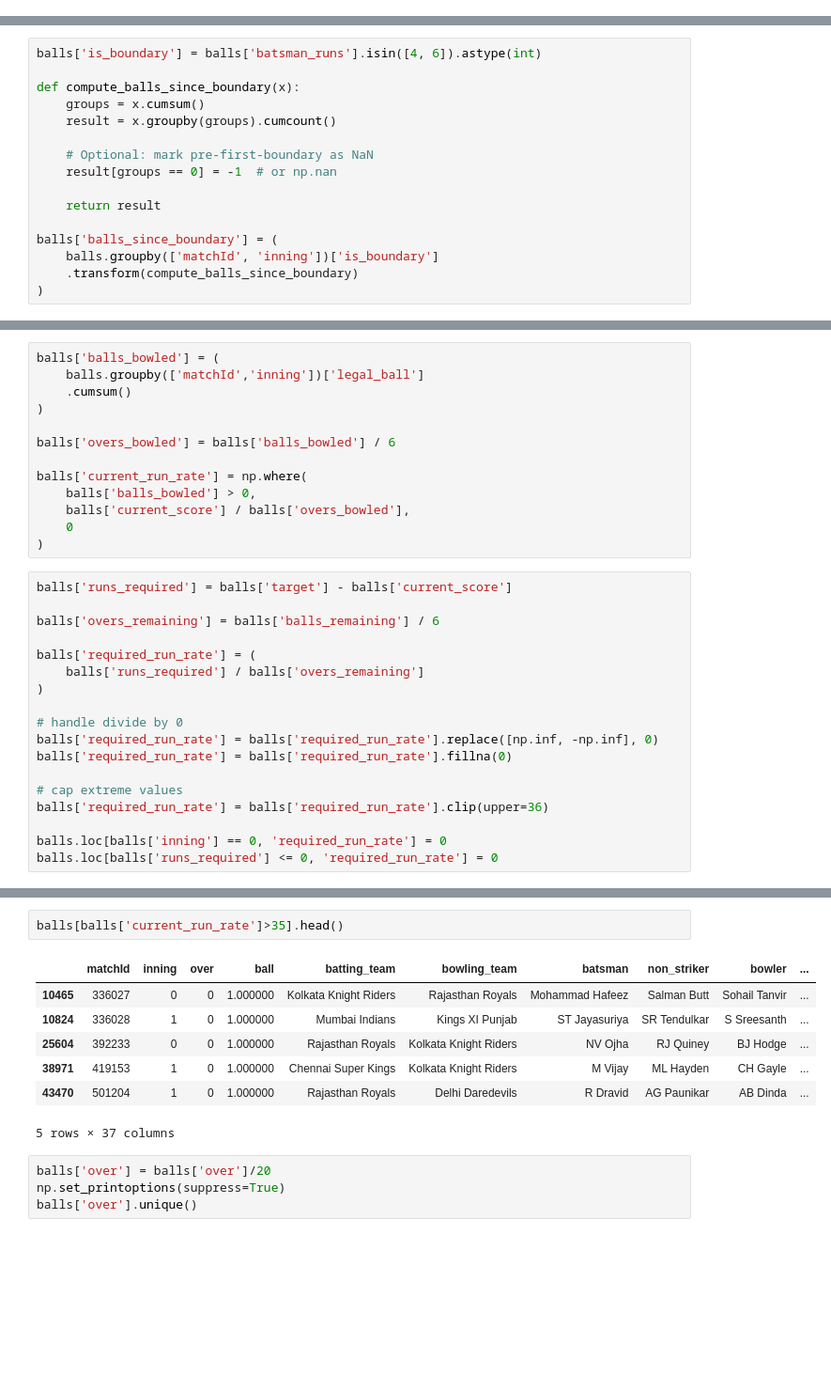
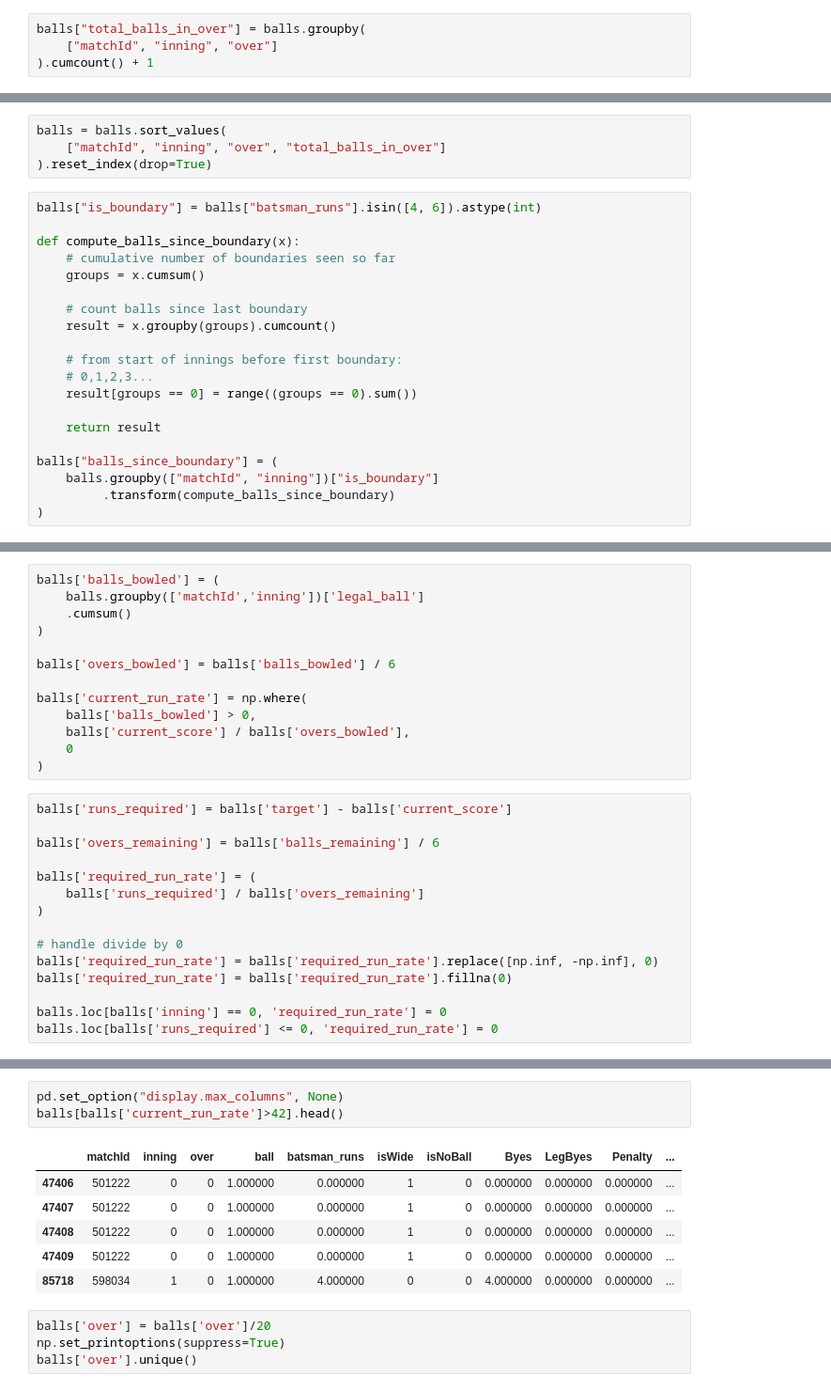
Before and after one commit to LokeshVasireddy/IPL-Prediction-System, a Jupyter notebook: New Data/help.ipynb, the cells around one changed output, grey strips where cells are left out. Shown at 94% size. Cells and saved outputs as stored; diff of their text form; blank space fills up the shorter version.

```diff
--- a/New Data/help.ipynb
+++ b/New Data/help.ipynb
@@ -325,4 +322,8 @@ len(balls['batsman_runs'][balls['batsman_runs']==5])
 balls['batsman_runs'].unique()
 # %% [output]
 array([1., 0., 4., 6., 2., 5., 3.])
+# %%
+balls["total_balls_in_over"] = balls.groupby(
+    ["matchId", "inning", "over"]
+).cumcount() + 1
 # %%
@@ -360,18 +357,26 @@ balls.head()
+# %%
+balls = balls.sort_values(
+    ["matchId", "inning", "over", "total_balls_in_over"]
+).reset_index(drop=True)
 # %%
-balls['is_boundary'] = balls['batsman_runs'].isin([4, 6]).astype(int)
+balls["is_boundary"] = balls["batsman_runs"].isin([4, 6]).astype(int)
 
 def compute_balls_since_boundary(x):
+    # cumulative number of boundaries seen so far
     groups = x.cumsum()
+
+    # count balls since last boundary
     result = x.groupby(groups).cumcount()
 
-    # Optional: mark pre-first-boundary as NaN
-    result[groups == 0] = -1  # or np.nan
+    # from start of innings before first boundary:
+    # 0,1,2,3...
+    result[groups == 0] = range((groups == 0).sum())
 
     return result
 
-balls['balls_since_boundary'] = (
-    balls.groupby(['matchId', 'inning'])['is_boundary']
-    .transform(compute_balls_since_boundary)
+balls["balls_since_boundary"] = (
+    balls.groupby(["matchId", "inning"])["is_boundary"]
+         .transform(compute_balls_since_boundary)
 )
 # %%
 balls['balls_since_boundary'].unique()
@@ -517,9 +521,6 @@ balls['required_run_rate'] = (
 balls['required_run_rate'] = balls['required_run_rate'].replace([np.inf, -np.inf], 0)
 balls['required_run_rate'] = balls['required_run_rate'].fillna(0)
 
-# cap extreme values
-balls['required_run_rate'] = balls['required_run_rate'].clip(upper=36)
-
 balls.loc[balls['inning'] == 0, 'required_run_rate'] = 0
 balls.loc[balls['runs_required'] <= 0, 'required_run_rate'] = 0
 # %%
@@ -537,13 +538,13 @@ balls[['current_run_rate','required_run_rate']].describe()
 # %%
-balls[balls['current_run_rate']>35].head()
+pd.set_option("display.max_columns", None)
+balls[balls['current_run_rate']>42].head()
 # %% [output]
-|  | matchId | inning | over | ball | batting_team | bowling_team | batsman | non_striker | bowler | ... |
-| 10465 | 336027 | 0 | 0 | 1.000000 | Kolkata Knight Riders | Rajasthan Royals | Mohammad Hafeez | Salman Butt | Sohail Tanvir | ... |
-| 10824 | 336028 | 1 | 0 | 1.000000 | Mumbai Indians | Kings XI Punjab | ST Jayasuriya | SR Tendulkar | S Sreesanth | ... |
-| 25604 | 392233 | 0 | 0 | 1.000000 | Rajasthan Royals | Kolkata Knight Riders | NV Ojha | RJ Quiney | BJ Hodge | ... |
-| 38971 | 419153 | 1 | 0 | 1.000000 | Chennai Super Kings | Kolkata Knight Riders | M Vijay | ML Hayden | CH Gayle | ... |
-| 43470 | 501204 | 1 | 0 | 1.000000 | Rajasthan Royals | Delhi Daredevils | R Dravid | AG Paunikar | AB Dinda | ... |
+|  | matchId | inning | over | ball | batsman_runs | isWide | isNoBall | Byes | LegByes | Penalty | ... |
+| 47406 | 501222 | 0 | 0 | 1.000000 | 0.000000 | 1 | 0 | 0.000000 | 0.000000 | 0.000000 | ... |
+| 47407 | 501222 | 0 | 0 | 1.000000 | 0.000000 | 1 | 0 | 0.000000 | 0.000000 | 0.000000 | ... |
+| 47408 | 501222 | 0 | 0 | 1.000000 | 0.000000 | 1 | 0 | 0.000000 | 0.000000 | 0.000000 | ... |
+| 47409 | 501222 | 0 | 0 | 1.000000 | 0.000000 | 1 | 0 | 0.000000 | 0.000000 | 0.000000 | ... |
+| 85718 | 598034 | 1 | 0 | 1.000000 | 4.000000 | 0 | 0 | 4.000000 | 0.000000 | 0.000000 | ... |
-5 rows × 37 columns
 # %%
 balls['over'] = balls['over']/20
 np.set_printoptions(suppress=True)
```
Also changed, not shown: parts of 21 cells of this notebook.
